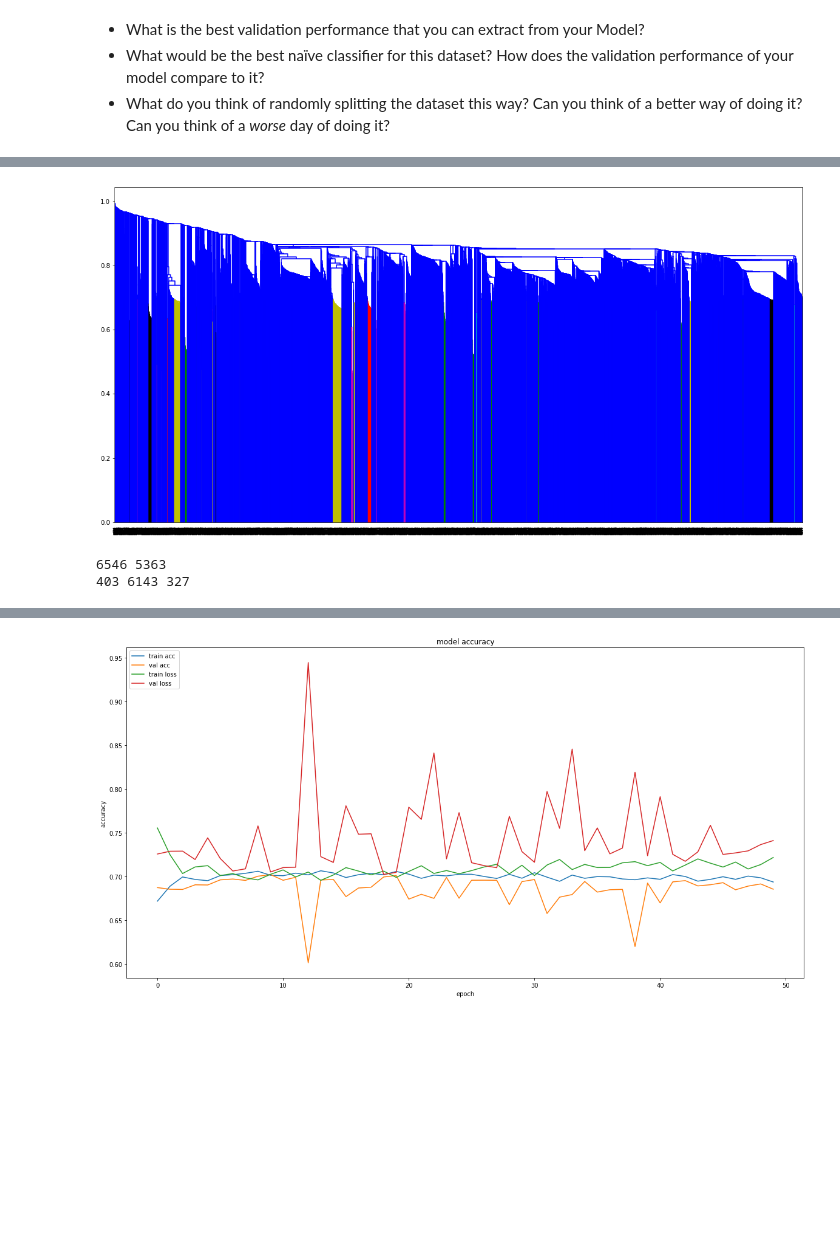
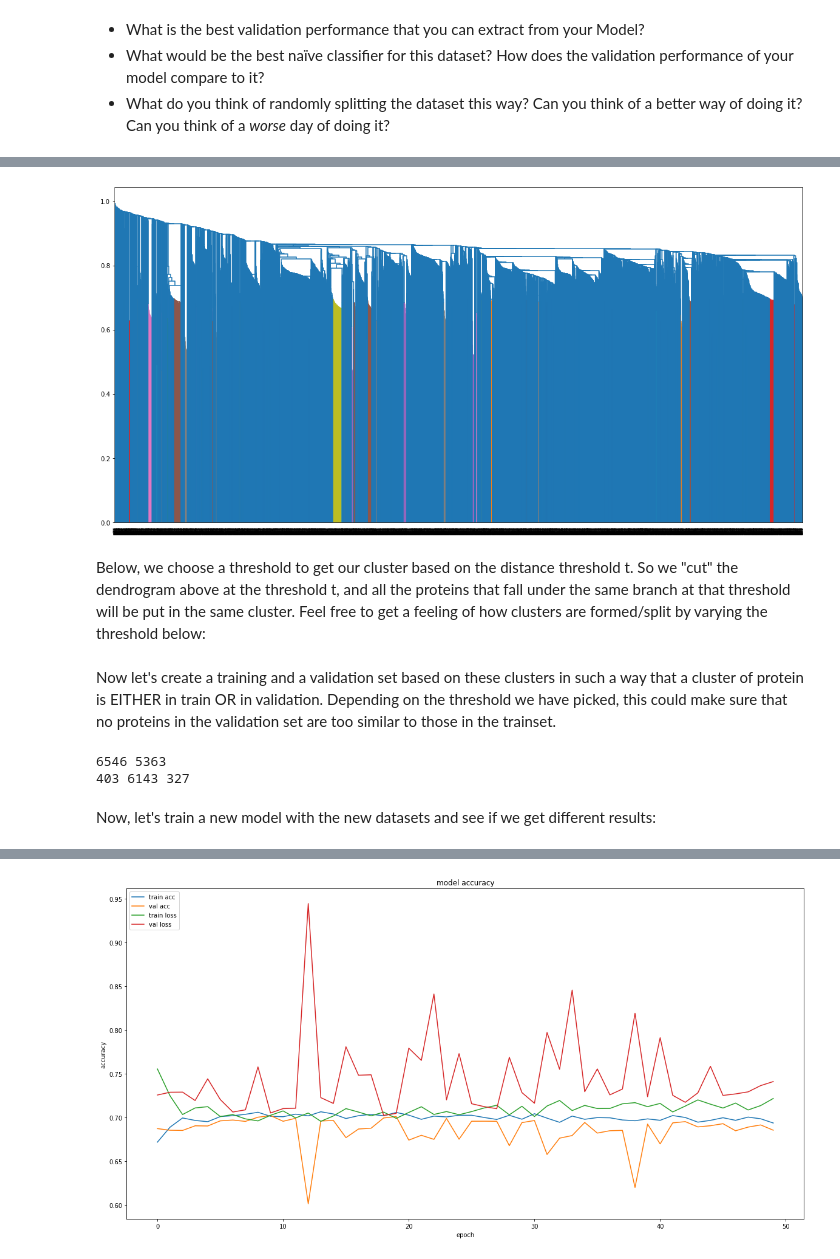
Before and after one commit to NBISweden/workshop-neural-nets-and-deep-learning, a Jupyter notebook: session_goodPracticesDatasetDesign/lab_validation/Impact of dataset splitting on validation bias in protein structure prediction.ipynb, the cells around one changed output, grey strips where cells are left out. Cells and saved outputs as stored; diff of their text form; code cells hidden in the pictures; blank space fills up the shorter version.

Commit message:
Added text to validation lab

```diff
--- a/session_goodPracticesDatasetDesign/lab_validation/Impact of dataset splitting on validation bias in protein structure prediction.ipynb
+++ b/session_goodPracticesDatasetDesign/lab_validation/Impact of dataset splitting on validation bias in protein structure prediction.ipynb
@@ -308,8 +349,11 @@ plot_loss_acc(hist)
 # %%
+sys.setrecursionlimit(100000)
 distance_matrix = pd.read_csv('data/trainset_distance_matrix.tsv', sep='\t')
 dists = squareform(distance_matrix)
 linkage_matrix = linkage(dists, "single")
-dendrogram(linkage_matrix)
+dendrogram(linkage_matrix)#, color_threshold=0.8
 plt.show()
 # %% [output]
-[figure, old version]
+[figure, new version]
+# %% [markdown]
+Below, we choose a threshold to get our cluster based on the distance threshold t. So we "cut" the dendrogram above at the threshold t, and all the proteins that fall under the same branch at that threshold will be put in the same cluster. Feel free to get a feeling of how clusters are formed/split by varying the threshold below:
@@ -316 +363,3 @@ plt.show()
+# %% [markdown]
+Now let's create a training and a validation set based on these clusters in such a way that a cluster of protein is EITHER in train OR in validation. Depending on the threshold we have picked, this could make sure that no proteins in the validation set are too similar to those in the trainset.
 # %%
@@ -337,6 +383,8 @@ print("Validation batches:", validation_steps_cluster)
 # %% [output]
 6546 5363
 403 6143 327
+# %% [markdown]
+Now, let's train a new model with the new datasets and see if we get different results:
 # %%
 
 
```
Also changed, not shown: parts of 21 cells of this notebook, 2 other files.
